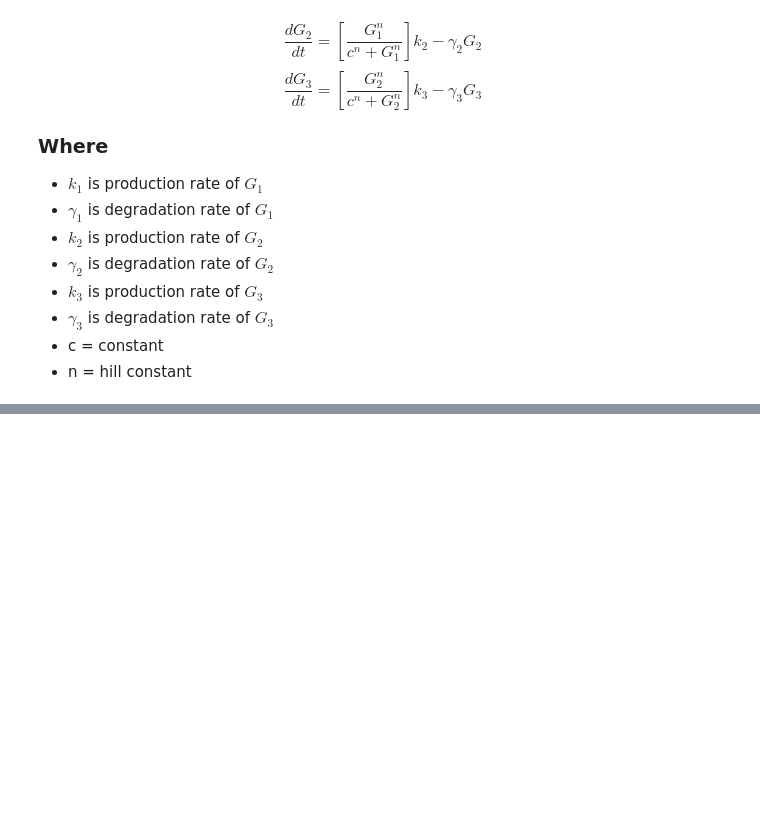
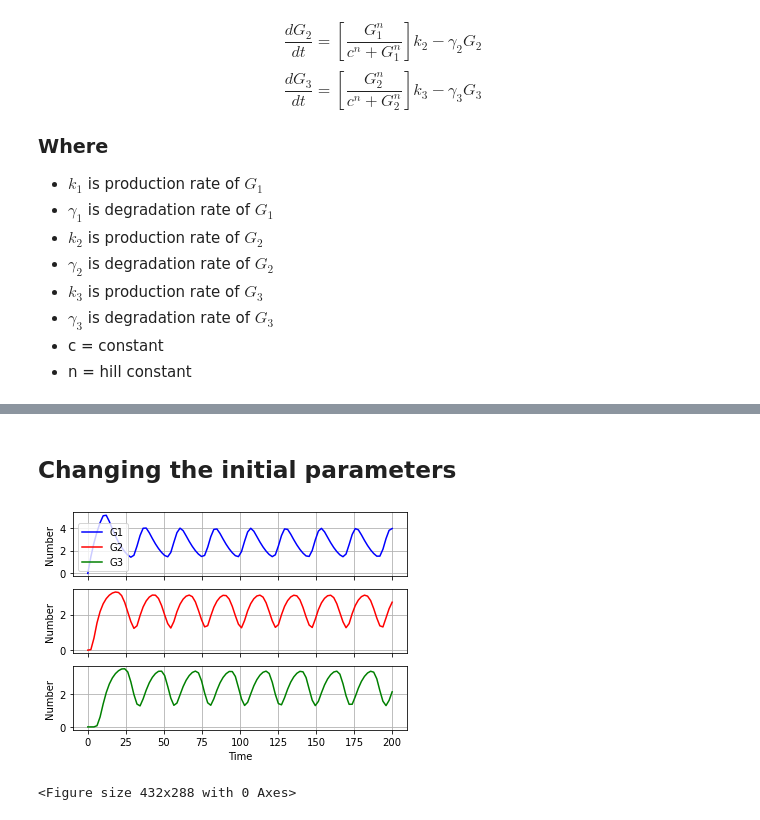
Before and after one commit to aaditya-pdgupta/mathematical_modeling_of_biology_system, a Jupyter notebook: Oscillating_Gene_Network/Oscillating_Gene_Network.ipynb, the cells around one changed output, grey strips where cells are left out. Saved outputs shown, nothing was run; the diff lists cells and outputs as text; code cells hidden in the pictures; blank space fills up the shorter version.

```diff
--- a/Oscillating_Gene_Network/Oscillating_Gene_Network.ipynb
+++ b/Oscillating_Gene_Network/Oscillating_Gene_Network.ipynb
@@ -91,0 +97,2 @@ plt.savefig("Hill_function_Repress_2.pdf", dpi=400,  bbox_inches='tight')
+# %% [markdown]
+## Changing the initial parameters
@@ -91,0 +108,42 @@ plt.savefig("Hill_function_Repress_2.pdf", dpi=400,  bbox_inches='tight')
+# %%
+params = [k_1, gamma_1, k_2, gamma_2, k_3, gamma_3, n, c] #putting the params to array which will be passed in this offer
+# %%
+def sim(variables, t, params):
+    G1 = variables[0]
+    G2 = variables[1]
+    G3 = variables[2]
+    k_1 = params[0]
+    gamma_1 = params[1]
+    k_2 = params[2]
+    gamma_2 = params[3]
+    k_3 = params[4]
+    gamma_3 = params[5]
+    n = params[6]
+    c = params[7]
+    dG1dt = (c**n / (c**n + G3**n)) * k_1 - gamma_1 * G1
+    dG2dt = (G1**n / (c**n + G1**n)) * k_2 - gamma_2 * G2
+    dG3dt = (G2**n / (c**n + G2**n)) * k_3 - gamma_3 * G3
+    return([dG1dt,dG2dt,dG3dt])
+# %%
+y = odeint(sim, y0, t, args=(params,))#, is used for storing args
+y = odeint(sim,y0,t, args=(params,))
+# %%
+f, (ax1, ax2, ax3) = plt.subplots(3, sharex=True, sharey=False)
+line1, = ax1.plot(t , y[:,0], color="b",label="G1")
+line2, = ax2.plot(t , y[:,1], color="r",label="G2")
+line3, = ax3.plot(t , y[:,2], color="g",label="G3")
+ax1.set_ylabel("Number")
+ax2.set_ylabel("Number")
+ax3.set_ylabel("Number")
+#ax1.set_xlabel("Time")
+#ax2.set_xlabel("Time")
+ax3.set_xlabel("Time")
+ax1.legend(handles=[line1,line2,line3])
+ax1.grid()
+ax2.grid()
+ax3.grid()
+plt.show()
+plt.savefig("Hill_function_Repress_2.pdf", dpi=400,  bbox_inches='tight')
+# %% [output]
+[figure, added]
+<Figure size 432x288 with 0 Axes>
```
Also changed, not shown: parts of 4 cells of this notebook, 5 other files.
